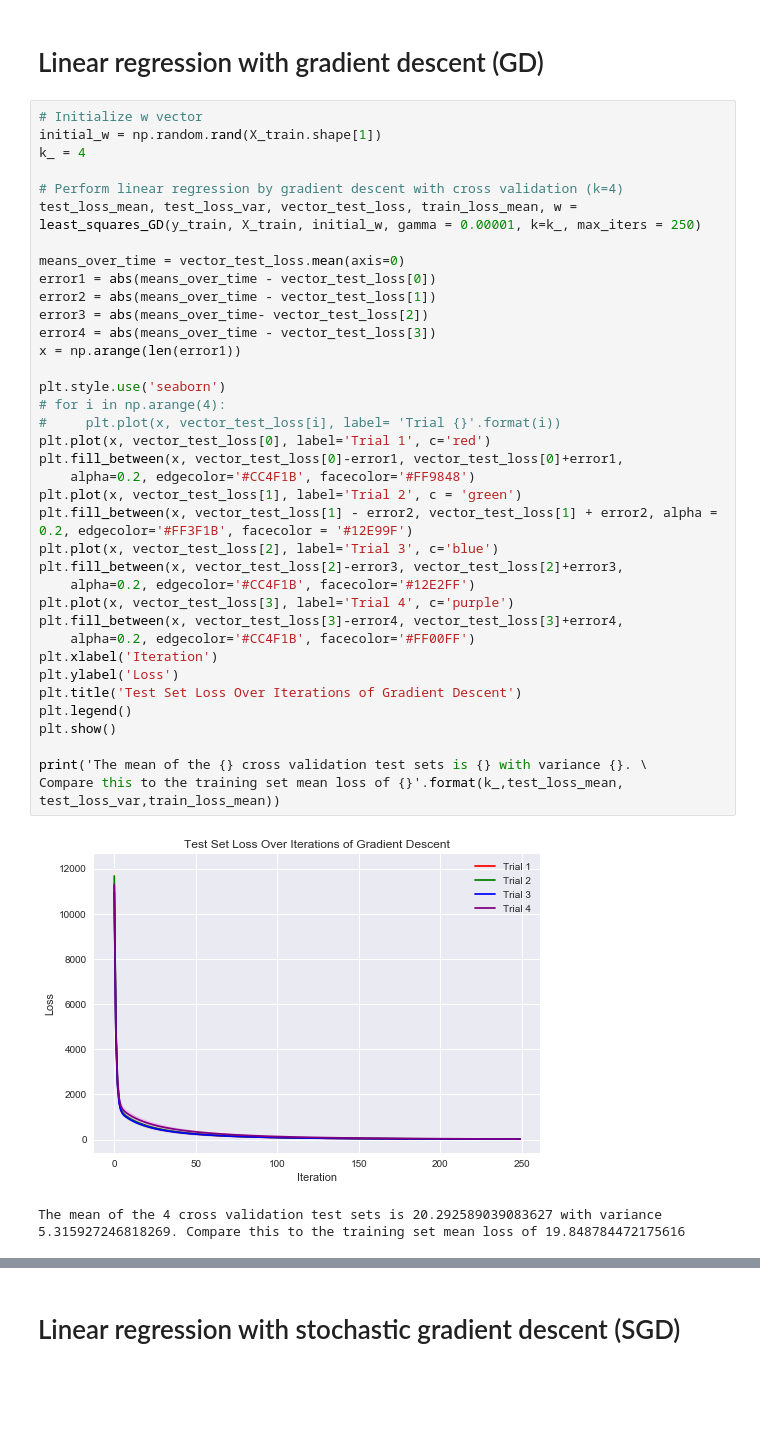
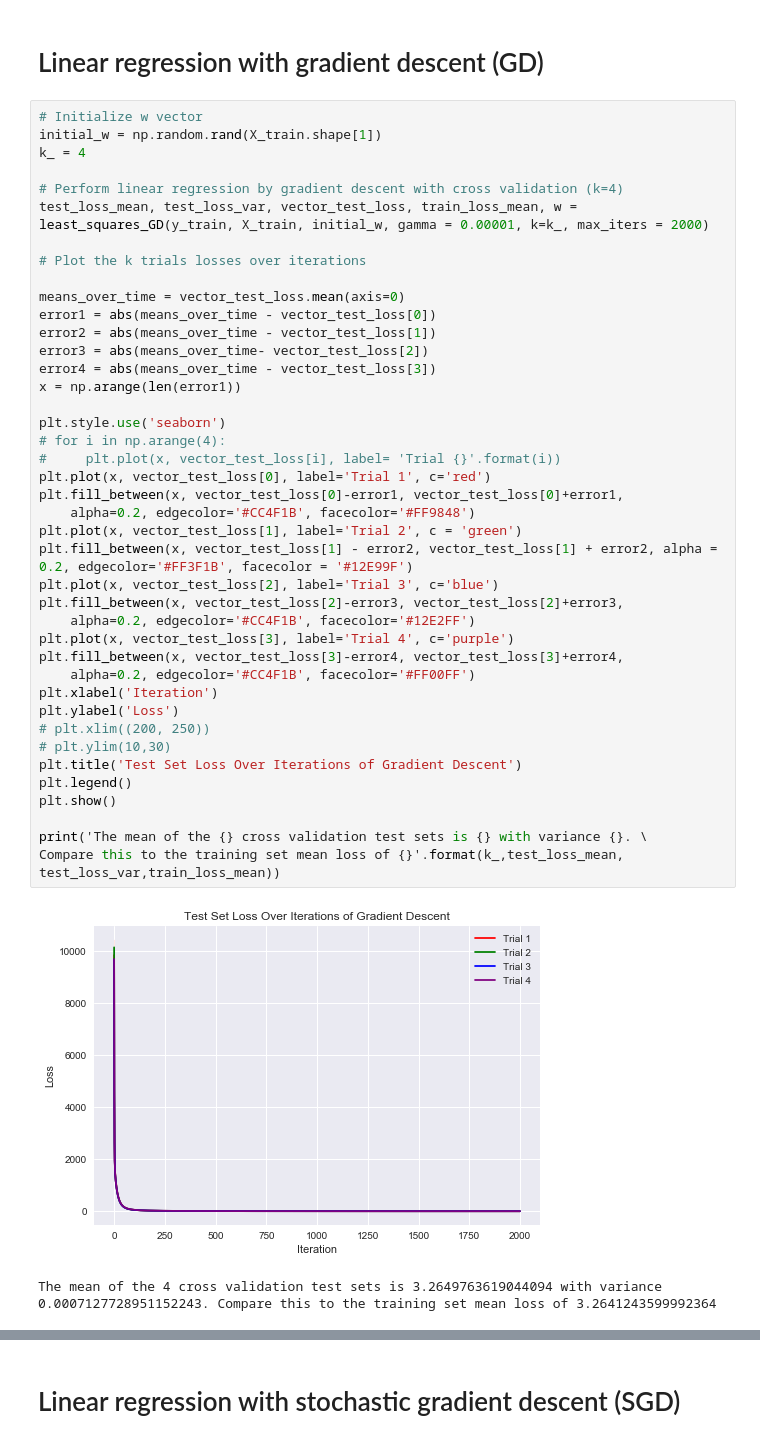
Before and after one commit to hhschede/machine_learning, a Jupyter notebook: project_1/main.ipynb, the cells around one changed output, grey strips where cells are left out. Saved outputs shown, nothing was run; the diff lists cells and outputs as text; blank space fills up the shorter version.

Commit message:
fixed the linalg solver and added graphs for CV

```diff
--- a/project_1/main.ipynb
+++ b/project_1/main.ipynb
@@ -87,40 +84,44 @@ initial_w = np.random.rand(X_train.shape[1])
 k_ = 4
 
 # Perform linear regression by gradient descent with cross validation (k=4)
-test_loss_mean, test_loss_var, vector_test_loss, train_loss_mean, w = least_squares_GD(y_train, X_train, initial_w, gamma = 0.00001, k=k_, max_iters = 250)
+test_loss_mean, test_loss_var, vector_test_loss, train_loss_mean, w = least_squares_GD(y_train, X_train, initial_w, gamma = 0.00001, k=k_, max_iters = 2000)
+
+# Plot the k trials losses over iterations
 
 means_over_time = vector_test_loss.mean(axis=0)
 error1 = abs(means_over_time - vector_test_loss[0])
 error2 = abs(means_over_time - vector_test_loss[1])
 error3 = abs(means_over_time- vector_test_loss[2])
 error4 = abs(means_over_time - vector_test_loss[3])
 x = np.arange(len(error1))
 
 plt.style.use('seaborn')
 # for i in np.arange(4):
 #     plt.plot(x, vector_test_loss[i], label= 'Trial {}'.format(i))
 plt.plot(x, vector_test_loss[0], label='Trial 1', c='red')
 plt.fill_between(x, vector_test_loss[0]-error1, vector_test_loss[0]+error1,
     alpha=0.2, edgecolor='#CC4F1B', facecolor='#FF9848')
 plt.plot(x, vector_test_loss[1], label='Trial 2', c = 'green')
 plt.fill_between(x, vector_test_loss[1] - error2, vector_test_loss[1] + error2, alpha = 0.2, edgecolor='#FF3F1B', facecolor = '#12E99F')
 plt.plot(x, vector_test_loss[2], label='Trial 3', c='blue')
 plt.fill_between(x, vector_test_loss[2]-error3, vector_test_loss[2]+error3,
     alpha=0.2, edgecolor='#CC4F1B', facecolor='#12E2FF')
 plt.plot(x, vector_test_loss[3], label='Trial 4', c='purple')
 plt.fill_between(x, vector_test_loss[3]-error4, vector_test_loss[3]+error4,
     alpha=0.2, edgecolor='#CC4F1B', facecolor='#FF00FF')
 plt.xlabel('Iteration')
 plt.ylabel('Loss')
+# plt.xlim((200, 250))
+# plt.ylim(10,30)
 plt.title('Test Set Loss Over Iterations of Gradient Descent')
 plt.legend()
 plt.show()
 
 print('The mean of the {} cross validation test sets is {} with variance {}. \
 Compare this to the training set mean loss of {}'.format(k_,test_loss_mean, test_loss_var,train_loss_mean))
 # %% [output]
-[figure, old version]
+[figure, new version]
-The mean of the 4 cross validation test sets is 20.292589039083627 with variance 5.315927246818269. Compare this to the training set mean loss of 19.848784472175616
+The mean of the 4 cross validation test sets is 3.2649763619044094 with variance 0.0007127728951152243. Compare this to the training set mean loss of 3.2641243599992364
 # %%
 # Performing a test for prediction accuracy
 
```
Also changed, not shown: parts of 6 cells of this notebook, 1 other file.
